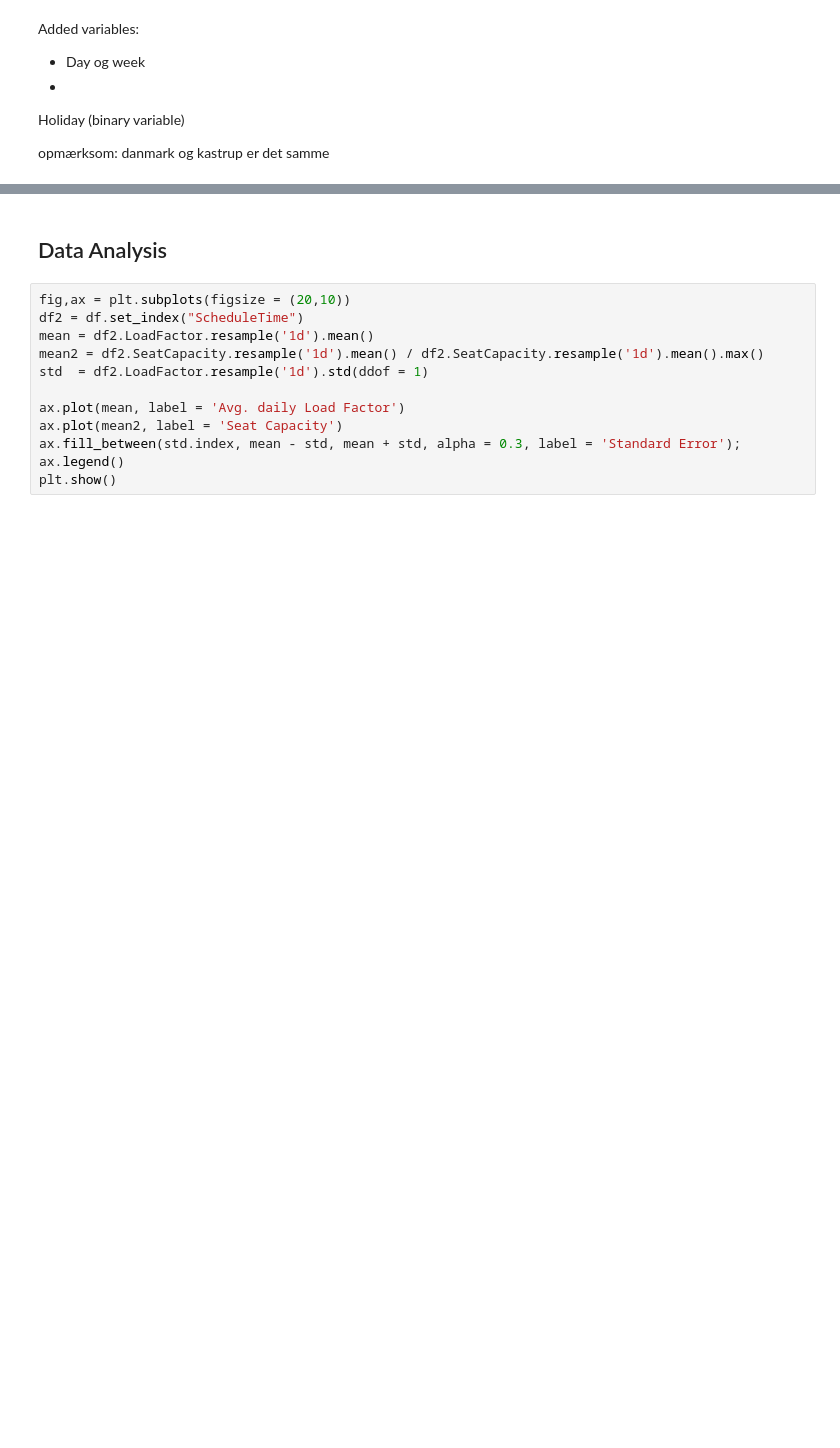
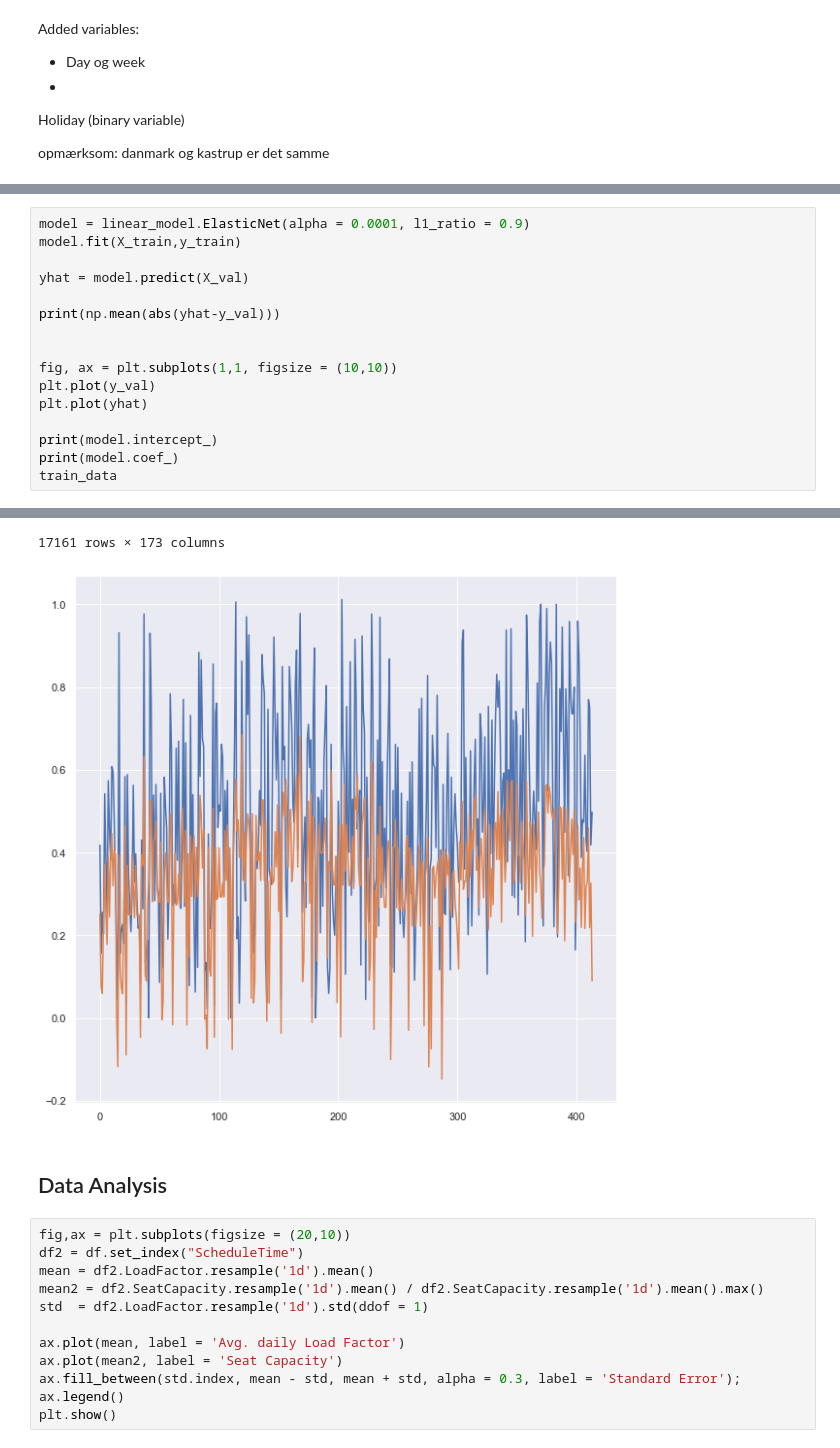
Before and after one commit to MatildeDP/ComputationalDataAnalysisProject, a Jupyter notebook: case1.ipynb, the cells around one changed output, grey strips where cells are left out. Cells and saved outputs as stored; diff of their text form; blank space fills up the shorter version.

```diff
--- a/case1.ipynb
+++ b/case1.ipynb
@@ -67,0 +187,17 @@ DatetimeIndex(['2021-01-18', '2021-02-15', '2021-05-31', '2021-06-18',
+# %%
+model = linear_model.ElasticNet(alpha = 0.0001, l1_ratio = 0.9)
+model.fit(X_train,y_train)
+
+yhat = model.predict(X_val)
+
+print(np.mean(abs(yhat-y_val)))
+
+
+fig, ax = plt.subplots(1,1, figsize = (10,10))
+plt.plot(y_val)
+plt.plot(yhat)
+
+print(model.intercept_)
+print(model.coef_)
+train_data
+# %% [output]
@@ -68,3 +233,5 @@ DatetimeIndex(['2021-01-18', '2021-02-15', '2021-05-31', '2021-06-18',
+17161 rows × 173 columns
+[figure, added]
 # %% [markdown]
 ## Data Analysis
 # %%
```
Also changed, not shown: parts of 14 cells of this notebook.
